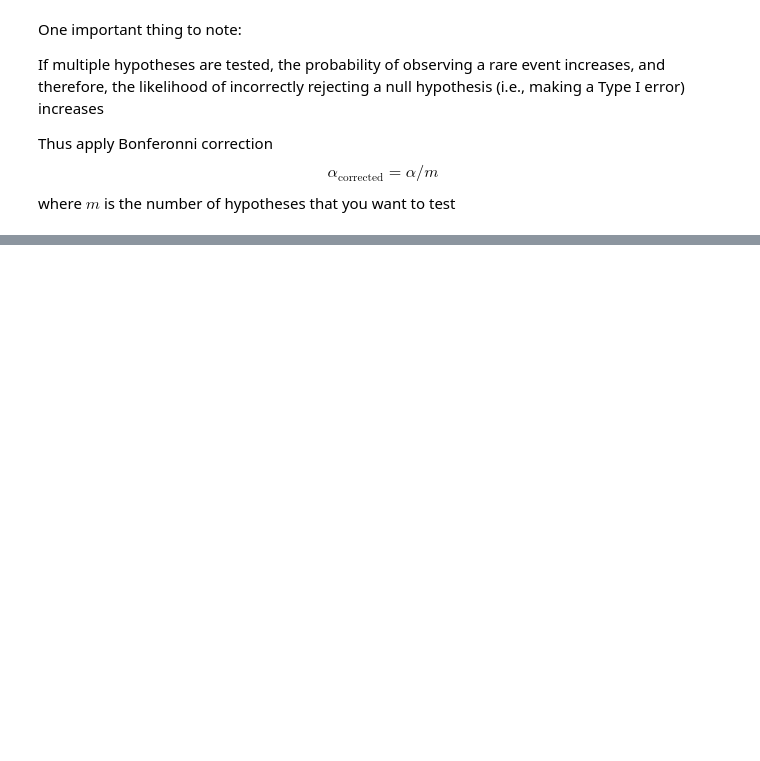
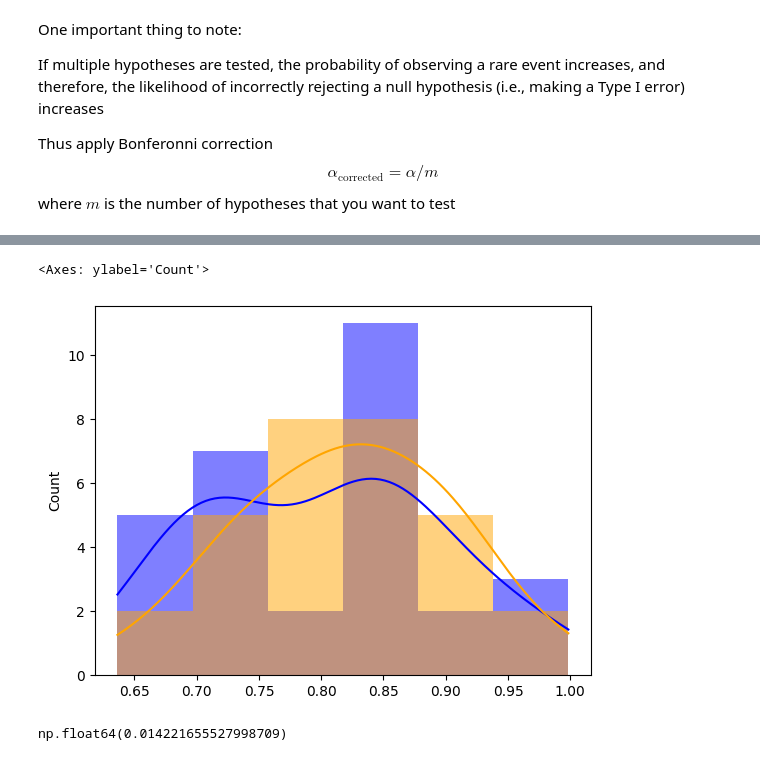
Before and after one commit to Zuyd-ADSAI/ZM001-2425-data-science, a Jupyter notebook: notebooks/ds_week8_model_optimization.ipynb, the cells around one changed output, grey strips where cells are left out. Cells and saved outputs as stored; diff of their text form; code cells hidden in the pictures; blank space fills up the shorter version.

```diff
--- a/notebooks/ds_week8_model_optimization.ipynb
+++ b/notebooks/ds_week8_model_optimization.ipynb
@@ -475,0 +522,12 @@ where $m$ is the number of hypotheses that you want to test
+# %%
+sns.histplot(data=model_1_scores, kde=True, color='blue', ec=None)
+sns.histplot(data=model_2_scores, kde=True, color='orange', ec=None)
+# %% [output]
+<Axes: ylabel='Count'>
+[figure, added]
+# %%
+from scipy.stats import ttest_rel
+ttest = ttest_rel(model_1_scores, model_2_scores)
+ttest.pvalue
+# %% [output]
+np.float64(0.014221655527998709)
```
Also changed, not shown: parts of 18 cells of this notebook, 1 other file.
